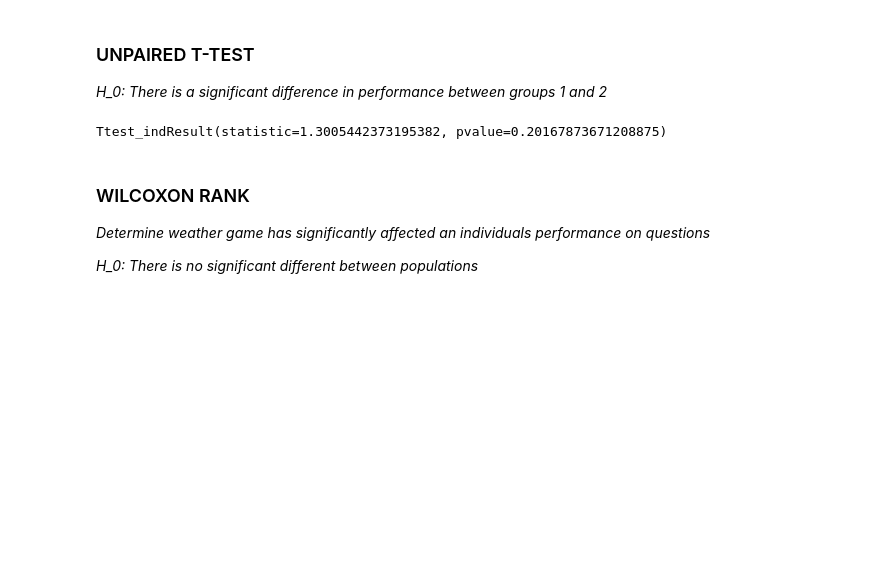
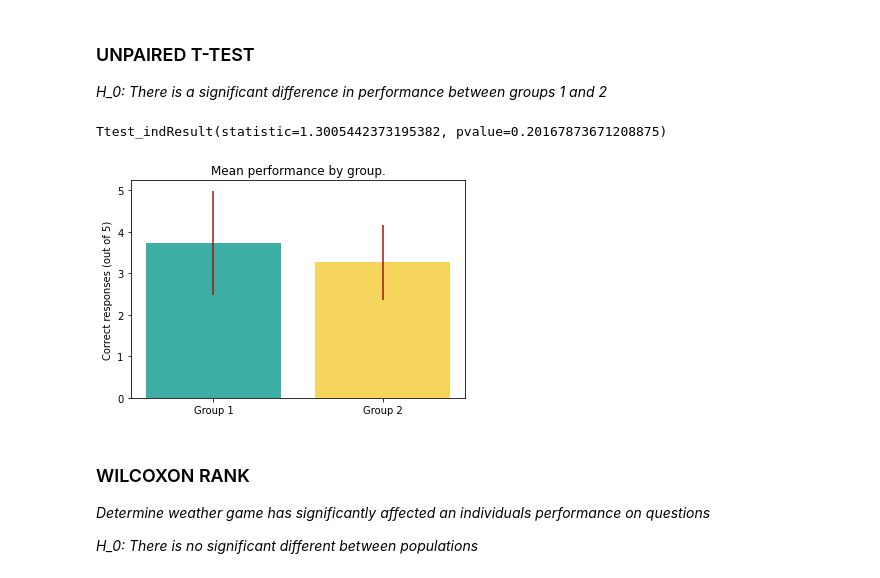
Before and after one commit to HeathArhturLouis/TopSecret, a Jupyter notebook: new_stats.ipynb, the cells around one changed output. Drawn from its saved outputs; the diff is of its cells as text; code cells hidden in the pictures; blank space fills up the shorter version.

```diff
--- a/new_stats.ipynb
+++ b/new_stats.ipynb
@@ -99,6 +132,20 @@ group2 = students[students["StudyGroupId"] == 2]["CorrectAnswersCount"]
 damned_lies.ttest_ind(group1, group2)
 # %% [output]
 Ttest_indResult(statistic=1.3005442373195382, pvalue=0.20167873671208875)
+# %%
+plt.bar(
+    [0, 1],
+    [np.mean(group1), np.mean(group2)],
+    color=['#3CAEA3','#F6D55C'],
+    yerr=[np.std(group1), np.std(group2)],
+    tick_label=['Group 1','Group 2'],
+    ecolor='#AA1111')
+
+plt.title("Mean performance by group.")
+plt.ylabel('Correct responses (out of 5)')
+plt.show()
+# %% [output]
+[figure, added]
 # %% [markdown]
 ### WILCOXON RANK
 *Determine weather game has significantly affected an individuals performance on questions*
```
Also changed, not shown: parts of 5 cells of this notebook.
